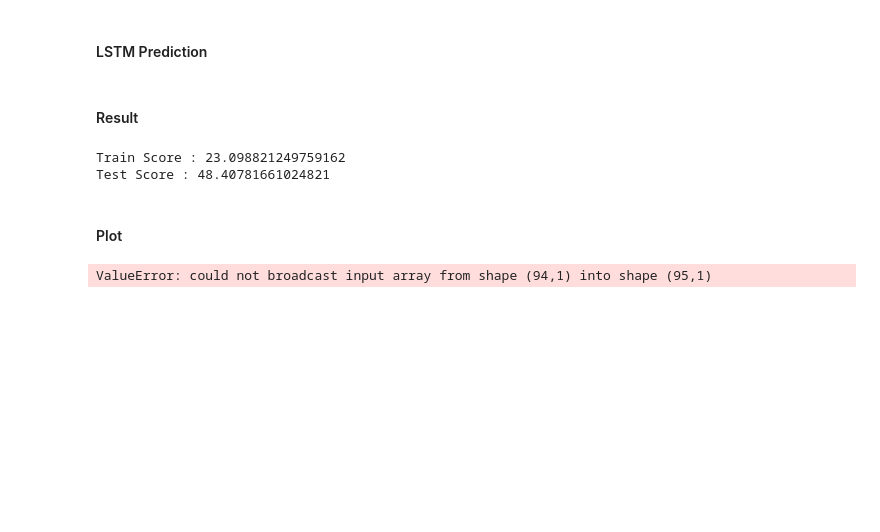
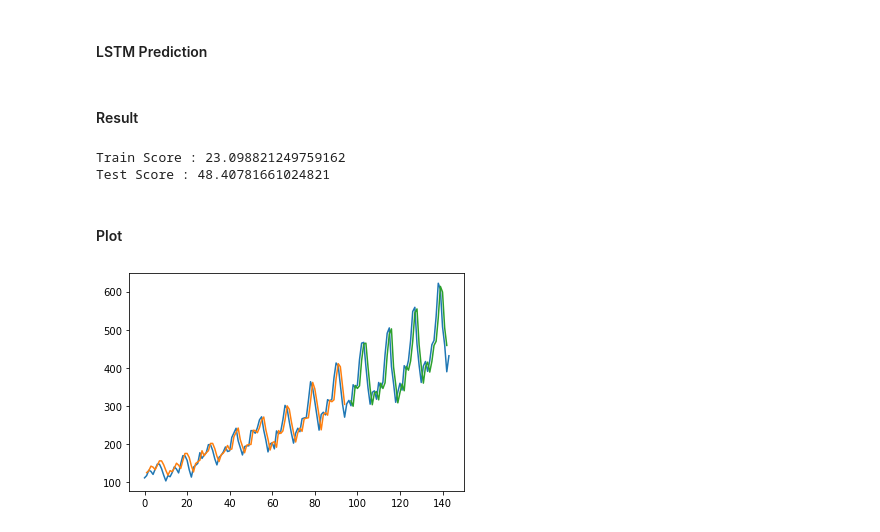
Before and after one commit to keyonbit-hmkim/LSTM_tutorial, a Jupyter notebook: international_airline.ipynb, the cells around one changed output. Cells and saved outputs as stored; diff of their text form; code cells hidden in the pictures; blank space fills up the shorter version.

```diff
--- a/international_airline.ipynb
+++ b/international_airline.ipynb
@@ -184,9 +184,7 @@ Test Score : 48.40781661024821
 # %%
 trainpredictplot = np.empty_like(dataset)
 trainpredictplot[:,:] = np.nan
-trainpredictplot[:len(trainpredict) + look_back, :] = trainpredict
+trainpredictplot[look_back:len(trainpredict) + look_back, :] = trainpredict
-# %% [output]
-ValueError: could not broadcast input array from shape (94,1) into shape (95,1)
 # %%
 testpredictplot = np.empty_like(dataset)
 testpredictplot[:, :] = np.nan
@@ -194,5 +192,7 @@ testpredictplot[len(trainpredict)+(look_back*2)+1:len(dataset)-1, :] = testpredi
 # %%
 plt.plot(scaler.inverse_transform(dataset))
 plt.plot(trainpredictplot)
-# plt.plot(testpredictplot)
+plt.plot(testpredictplot)
 plt.show()
+# %% [output]
+[figure, added]
```
Also changed, not shown: 1 other file.
